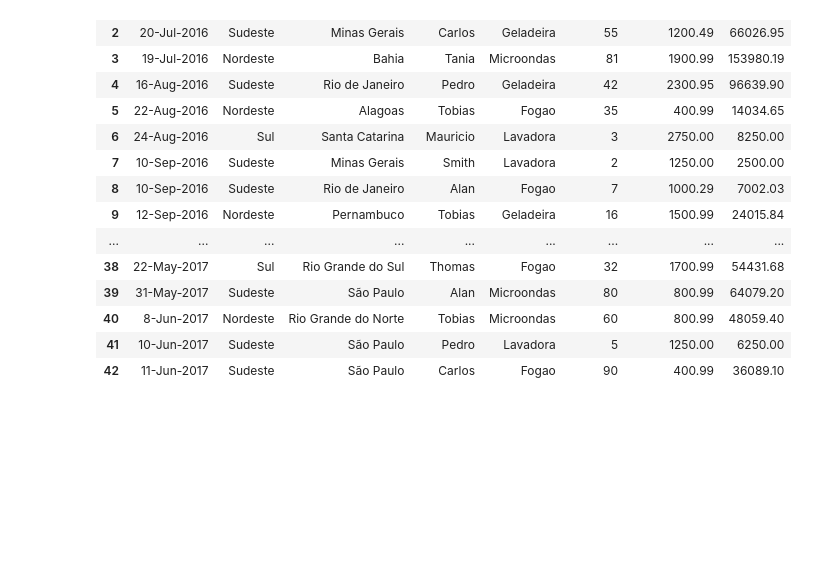
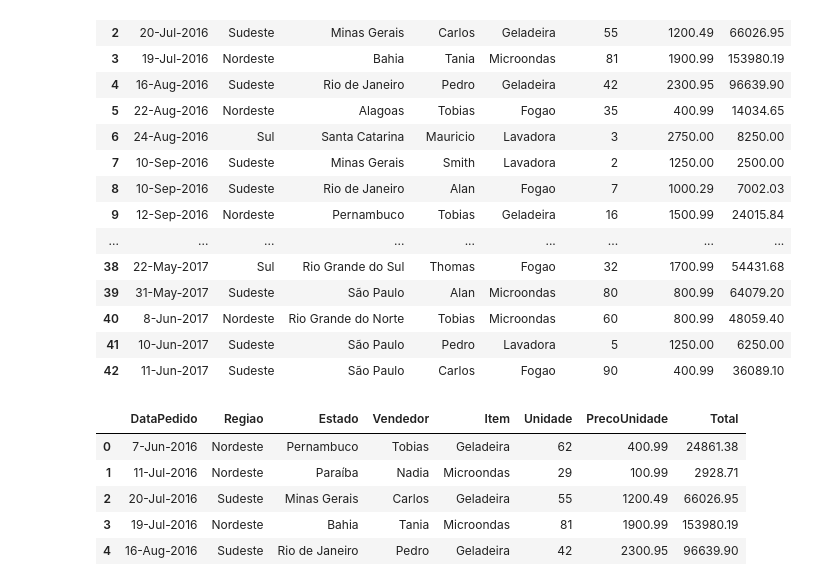
Before and after one commit to antoniofantoni/curso_python_udemy_2025, a Jupyter notebook: pandas/dados.ipynb, the cells around one changed output. Cells and saved outputs as stored; diff of their text form; code cells hidden in the pictures; blank space fills up the shorter version.

```diff
--- a/pandas/dados.ipynb
+++ b/pandas/dados.ipynb
@@ -60,3 +66,12 @@ df_pedidos
 | 40 | 8-Jun-2017 | Nordeste | Rio Grande do Norte | Tobias | Microondas | 60 | 800.99 | 48059.40 |
 | 41 | 10-Jun-2017 | Sudeste | São Paulo | Pedro | Lavadora | 5 | 1250.00 | 6250.00 |
 | 42 | 11-Jun-2017 | Sudeste | São Paulo | Carlos | Fogao | 90 | 400.99 | 36089.10 |
+# %%
+df_pedidos.head()  # Exibe as 5 primeiras linhas do DataFrame
+# %% [output]
+|  | DataPedido | Regiao | Estado | Vendedor | Item | Unidade | PrecoUnidade | Total |
+| 0 | 7-Jun-2016 | Nordeste | Pernambuco | Tobias | Geladeira | 62 | 400.99 | 24861.38 |
+| 1 | 11-Jul-2016 | Nordeste | Paraíba | Nadia | Microondas | 29 | 100.99 | 2928.71 |
+| 2 | 20-Jul-2016 | Sudeste | Minas Gerais | Carlos | Geladeira | 55 | 1200.49 | 66026.95 |
+| 3 | 19-Jul-2016 | Nordeste | Bahia | Tania | Microondas | 81 | 1900.99 | 153980.19 |
+| 4 | 16-Aug-2016 | Sudeste | Rio de Janeiro | Pedro | Geladeira | 42 | 2300.95 | 96639.90 |
```
Also changed, not shown: parts of 4 cells of this notebook.
